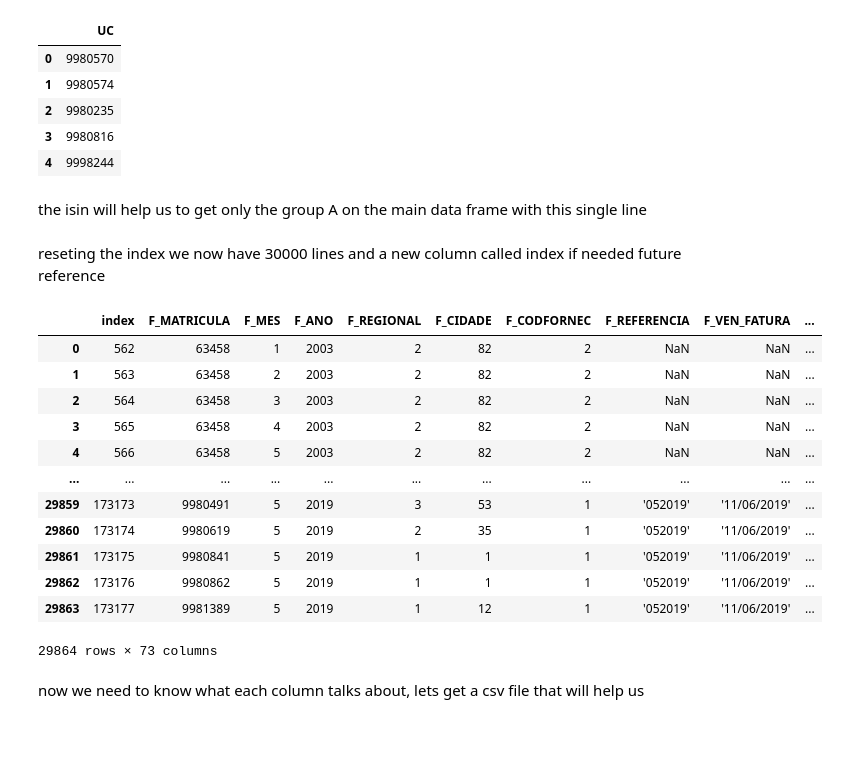
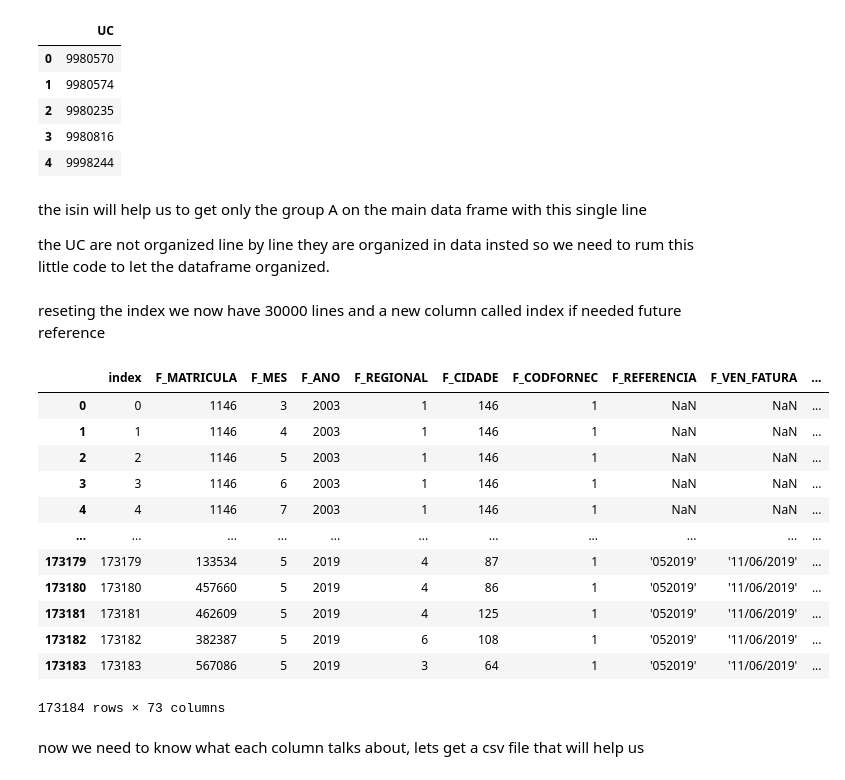
Before and after one commit to oakthyago/Electrical-Demand-Brazil, a Jupyter notebook: electrical-demand-brazil.ipynb, the cells around one changed output. Drawn from its saved outputs; the diff is of its cells as text; code cells hidden in the pictures; blank space fills up the shorter version.

```diff
--- a/electrical-demand-brazil.ipynb
+++ b/electrical-demand-brazil.ipynb
@@ -68,5 +72,5 @@ groupA.head()
 | 4 | 9998244 |
 # %% [markdown]
 the isin will help us to get only the group A on the main data frame with this single line
+
+the UC are not organized line by line they are organized in data insted so we need to rum this little code to let the dataframe organized.
-# %%
-df=df[df["F_MATRICULA"].isin(groupA["UC"])]
@@ -73,22 +82,22 @@ df=df[df["F_MATRICULA"].isin(groupA["UC"])]
 # %% [markdown]
 reseting the index we now have 30000 lines and a new column called index if needed future reference
 # %%
-df= df.reset_index()
-df
+df_analysis= df.reset_index()
+df_analysis
 # %% [output]
 |  | index | F_MATRICULA | F_MES | F_ANO | F_REGIONAL | F_CIDADE | F_CODFORNEC | F_REFERENCIA | F_VEN_FATURA | ... |
-| 0 | 562 | 63458 | 1 | 2003 | 2 | 82 | 2 | NaN | NaN | ... |
-| 1 | 563 | 63458 | 2 | 2003 | 2 | 82 | 2 | NaN | NaN | ... |
-| 2 | 564 | 63458 | 3 | 2003 | 2 | 82 | 2 | NaN | NaN | ... |
-| 3 | 565 | 63458 | 4 | 2003 | 2 | 82 | 2 | NaN | NaN | ... |
-| 4 | 566 | 63458 | 5 | 2003 | 2 | 82 | 2 | NaN | NaN | ... |
+| 0 | 0 | 1146 | 3 | 2003 | 1 | 146 | 1 | NaN | NaN | ... |
+| 1 | 1 | 1146 | 4 | 2003 | 1 | 146 | 1 | NaN | NaN | ... |
+| 2 | 2 | 1146 | 5 | 2003 | 1 | 146 | 1 | NaN | NaN | ... |
+| 3 | 3 | 1146 | 6 | 2003 | 1 | 146 | 1 | NaN | NaN | ... |
+| 4 | 4 | 1146 | 7 | 2003 | 1 | 146 | 1 | NaN | NaN | ... |
 | ... | ... | ... | ... | ... | ... | ... | ... | ... | ... | ... |
-| 29859 | 173173 | 9980491 | 5 | 2019 | 3 | 53 | 1 | '052019' | '11/06/2019' | ... |
-| 29860 | 173174 | 9980619 | 5 | 2019 | 2 | 35 | 1 | '052019' | '11/06/2019' | ... |
-| 29861 | 173175 | 9980841 | 5 | 2019 | 1 | 1 | 1 | '052019' | '11/06/2019' | ... |
-| 29862 | 173176 | 9980862 | 5 | 2019 | 1 | 1 | 1 | '052019' | '11/06/2019' | ... |
-| 29863 | 173177 | 9981389 | 5 | 2019 | 1 | 12 | 1 | '052019' | '11/06/2019' | ... |
+| 173179 | 173179 | 133534 | 5 | 2019 | 4 | 87 | 1 | '052019' | '11/06/2019' | ... |
+| 173180 | 173180 | 457660 | 5 | 2019 | 4 | 86 | 1 | '052019' | '11/06/2019' | ... |
+| 173181 | 173181 | 462609 | 5 | 2019 | 4 | 125 | 1 | '052019' | '11/06/2019' | ... |
+| 173182 | 173182 | 382387 | 5 | 2019 | 6 | 108 | 1 | '052019' | '11/06/2019' | ... |
+| 173183 | 173183 | 567086 | 5 | 2019 | 3 | 64 | 1 | '052019' | '11/06/2019' | ... |
-29864 rows × 73 columns
+173184 rows × 73 columns
 # %% [markdown]
 now we need to know what each column talks about, lets get a csv file that will help us
 # %%
```
Also changed, not shown: parts of 19 cells of this notebook.
